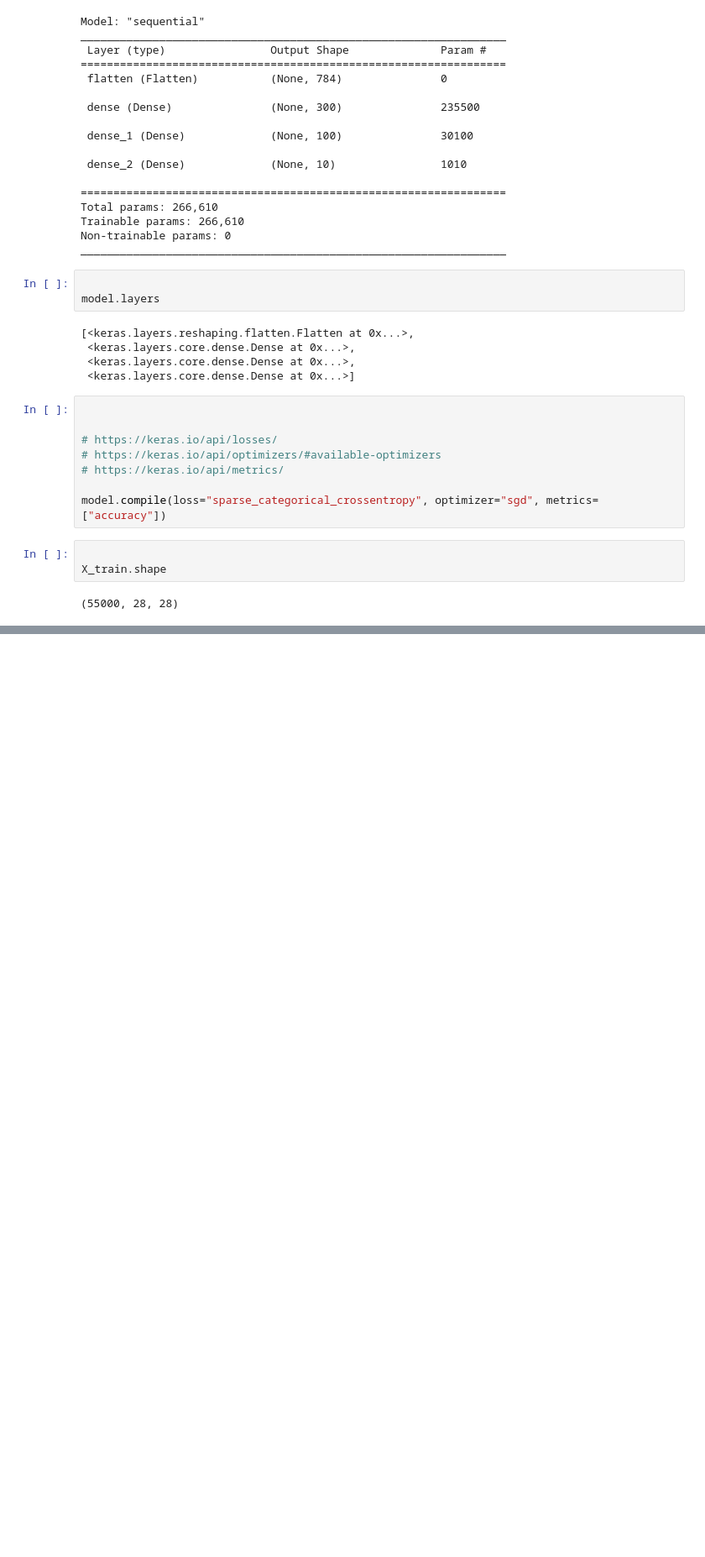
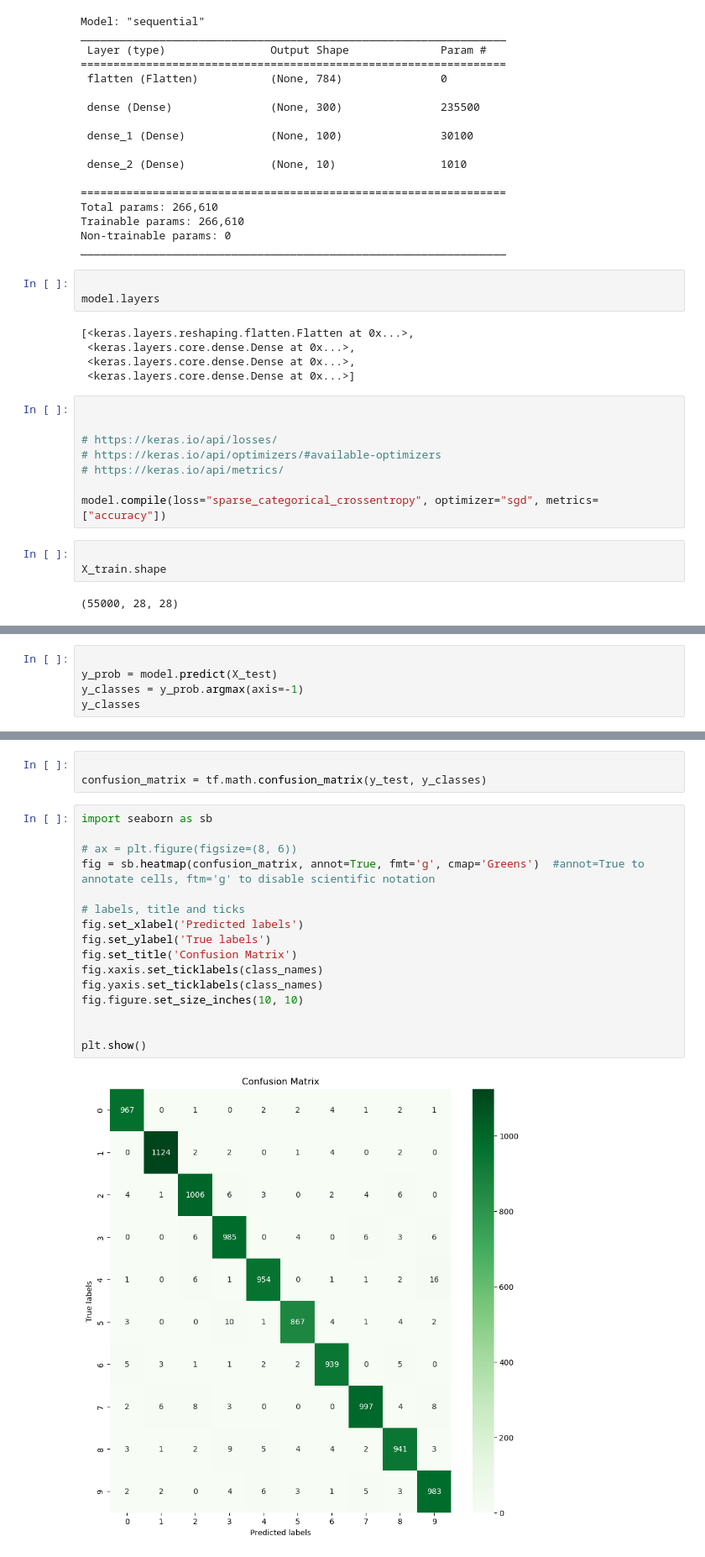
Before and after one commit to AashishAdhikari27/Deep_learning, a Jupyter notebook: 2)Deep_Learning_with_Tensorflow/Creating_first_neural_network/First_neural_network.ipynb, the cells around one changed output, grey strips where cells are left out. Shown at 84% size. Cells and saved outputs as stored; diff of their text form; blank space fills up the shorter version.

```diff
--- a/2)Deep_Learning_with_Tensorflow/Creating_first_neural_network/First_neural_network.ipynb
+++ b/2)Deep_Learning_with_Tensorflow/Creating_first_neural_network/First_neural_network.ipynb
@@ -227,0 +252,5 @@ ModuleNotFoundError: No module named 'pandas'
+# %%
+
+y_prob = model.predict(X_test)
+y_classes = y_prob.argmax(axis=-1)
+y_classes
@@ -227,0 +260,21 @@ ModuleNotFoundError: No module named 'pandas'
+# %%
+
+confusion_matrix = tf.math.confusion_matrix(y_test, y_classes)
+# %%
+import seaborn as sb
+
+# ax = plt.figure(figsize=(8, 6))
+fig = sb.heatmap(confusion_matrix, annot=True, fmt='g', cmap='Greens')  #annot=True to annotate cells, ftm='g' to disable scientific notation
+
+# labels, title and ticks
+fig.set_xlabel('Predicted labels')
+fig.set_ylabel('True labels')
+fig.set_title('Confusion Matrix')
+fig.xaxis.set_ticklabels(class_names)
+fig.yaxis.set_ticklabels(class_names)
+fig.figure.set_size_inches(10, 10)
+
+
+plt.show()
+# %% [output]
+[figure, added]
```
Also changed, not shown: parts of 4 cells of this notebook.
